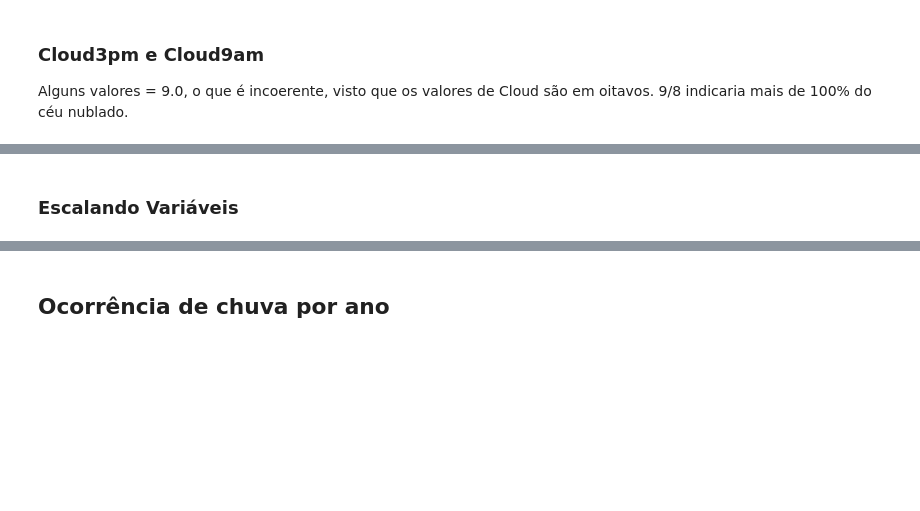
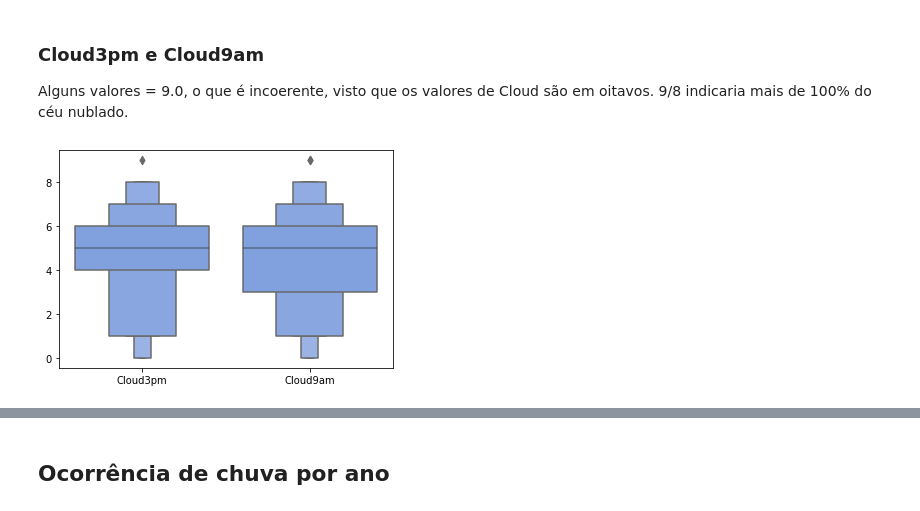
Before and after one commit to mstagomori/kaggle, a Jupyter notebook: chuva-na-australia.ipynb, the cells around one changed output, grey strips where cells are left out. Drawn from its saved outputs; the diff is of its cells as text; code cells hidden in the pictures; blank space fills up the shorter version.

```diff
--- a/chuva-na-australia.ipynb
+++ b/chuva-na-australia.ipynb
@@ -345,5 +332,0 @@ Substituindo valores ausentes em variáveis numéricas pela mediana, resistente
-# %%
-for col in numeric_variables:
-    data[col].fillna(data[col].median(), inplace= True)
-
-data.isnull().sum()
@@ -371,13 +336,16 @@ dtype: int64
 ### Variáveis Binárias
 # %%
 lb = LabelBinarizer()
-data['RainToday'] = lb.fit_transform(data['RainToday'])
-data['RainTomorrow'] = lb.fit_transform(data['RainTomorrow'])
+
+# Transforma variáveis Yes e No em 1 e 0
+df['RainToday'] = lb.fit_transform(df['RainToday'])
+df['RainTomorrow'] = lb.fit_transform(df['RainTomorrow'])
 # %% [markdown]
 ### One-Hot Encoding
 # %%
+# Cria colunas para cada direção. A linha de cada direção terá o valor 1 na coluna da respectiva direção.
 for col in ['WindGustDir', 'WindDir9am', 'WindDir3pm']:
-    data = pd.concat([data, pd.get_dummies(data[col])], axis=1)
+    df = pd.concat([df, pd.get_dummies(df[col])], axis=1)
     directions = {'E': col + '_E',
      'ENE': col + '_ENE',
      'ESE': col + '_ESE',
@@ -396,9 +364,9 @@ for col in ['WindGustDir', 'WindDir9am', 'WindDir3pm']:
      'WSW': col + '_WSW',
     }
 
-    data.rename(columns = directions, inplace = True)
+    df.rename(columns = directions, inplace = True)
 
-for col in data.columns:
+for col in df.columns:
     print (col)
 # %% [output]
 Location
@@ -440,6 +394,11 @@ data.describe()
 # %% [markdown]
 ### Cloud3pm e Cloud9am
 Alguns valores = 9.0, o que é incoerente, visto que os valores de Cloud são em oitavos. 9/8 indicaria mais de 100% do céu nublado.
+# %%
+sns.boxenplot(data = df[['Cloud3pm', 'Cloud9am']], color='#729BED')
+plt.show()
+# %% [output]
+[figure, added]
 # %%
 def max_value(df3, variable, top):
     return np.where(df3[variable]>top, top, df3[variable])
@@ -458,5 +417,3 @@ data.describe()
 | 75% | 16.800000 | 28.200000 | 0.600000 | 5.200000 | 8.700000 | 46.000000 | 19.000000 | 24.000000 | ... |
 | max | 33.900000 | 48.100000 | 371.000000 | 145.000000 | 14.500000 | 135.000000 | 130.000000 | 87.000000 | ... |
 8 rows × 69 columns
-# %% [markdown]
-### Escalando Variáveis
```
Also changed, not shown: parts of 97 cells of this notebook.
